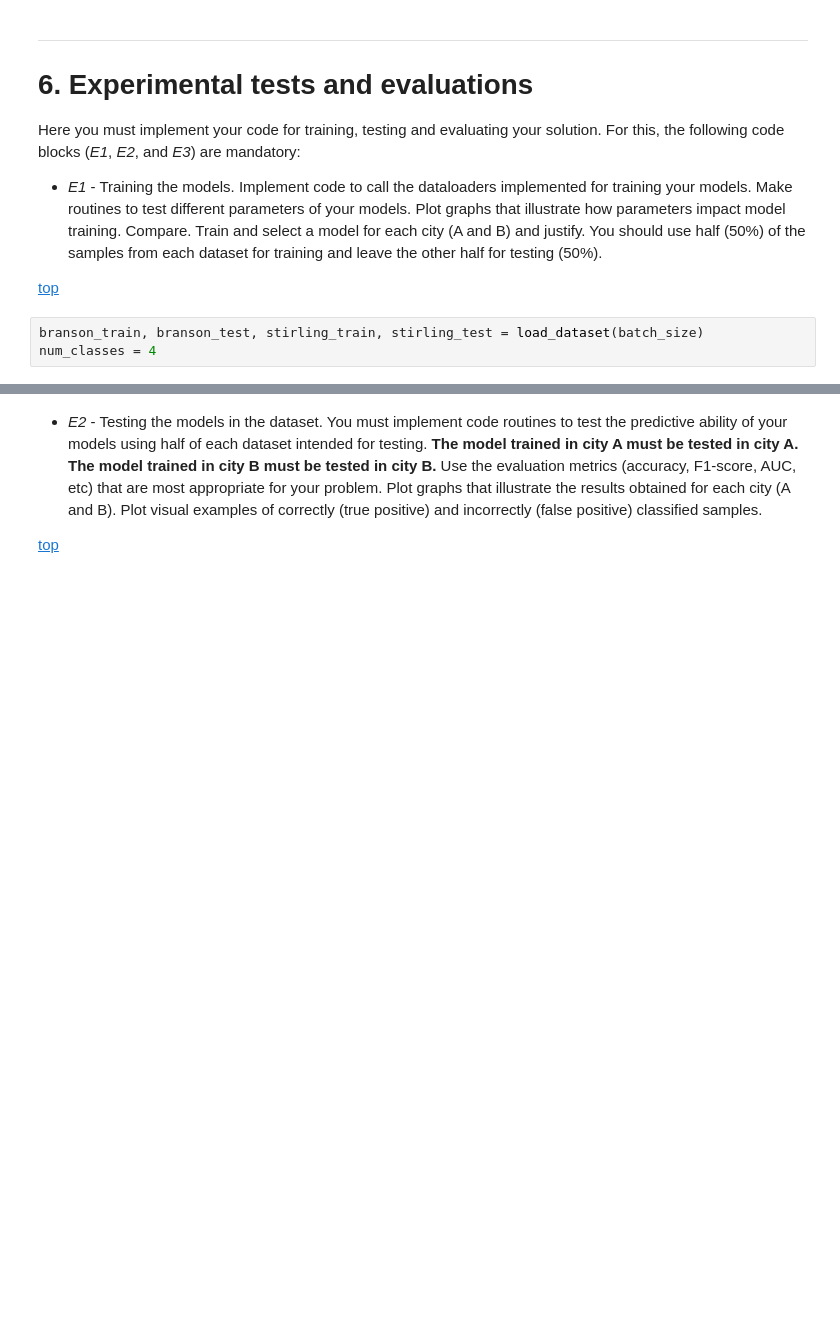
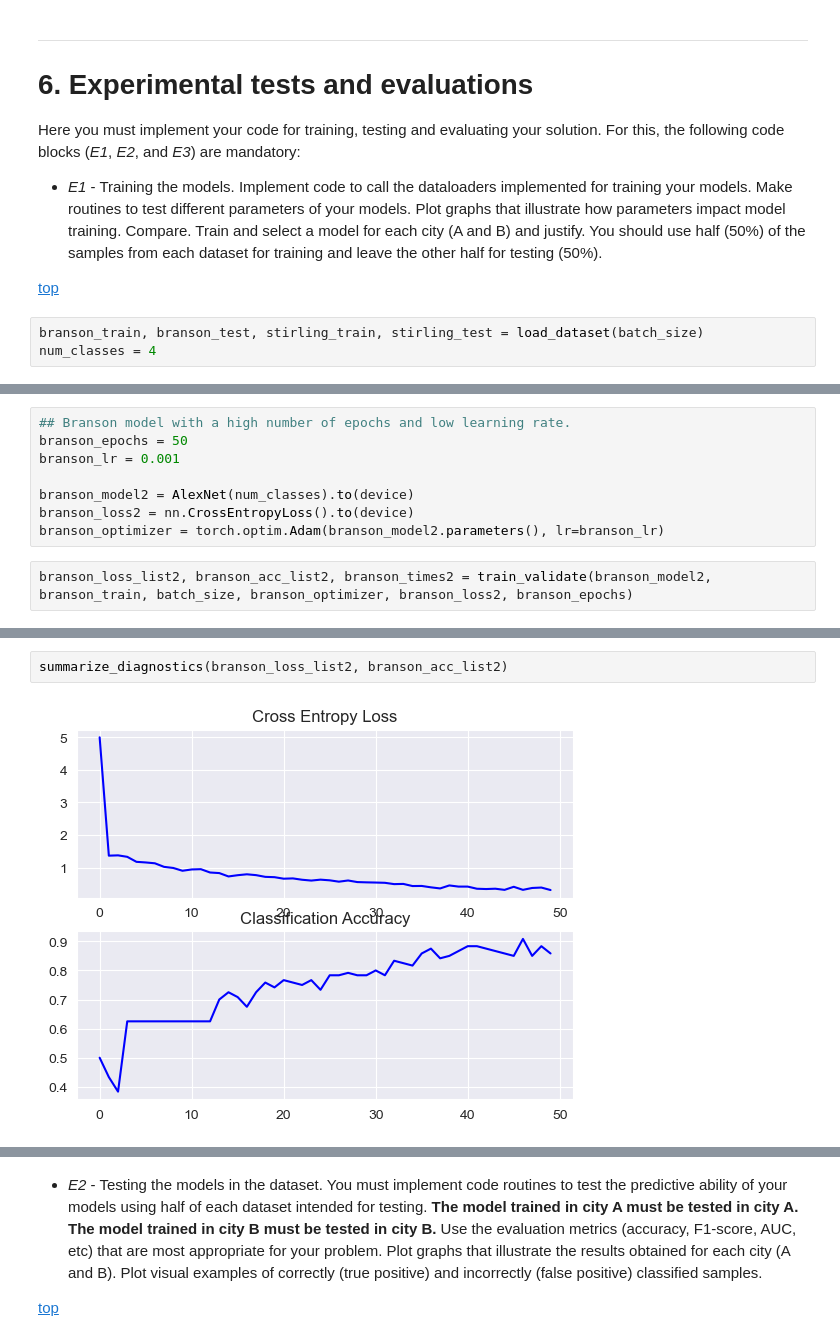
Before and after one commit to Jarlxta/CSCU9M6-ImageClassification, a Jupyter notebook: 2023_Spring_Assignment_M6.ipynb, the cells around one changed output, grey strips where cells are left out. Cells and saved outputs as stored; diff of their text form; blank space fills up the shorter version.

```diff
--- a/2023_Spring_Assignment_M6.ipynb
+++ b/2023_Spring_Assignment_M6.ipynb
@@ -528,0 +493,10 @@ conf_matrix(stirling_model, stirling_train)
+# %%
+## Branson model with a high number of epochs and low learning rate.
+branson_epochs = 50
+branson_lr = 0.001
+
+branson_model2 = AlexNet(num_classes).to(device)
+branson_loss2 = nn.CrossEntropyLoss().to(device)
+branson_optimizer = torch.optim.Adam(branson_model2.parameters(), lr=branson_lr)
+# %%
+branson_loss_list2, branson_acc_list2, branson_times2 = train_validate(branson_model2, branson_train, batch_size, branson_optimizer, branson_loss2, branson_epochs)
@@ -528,0 +521,4 @@ conf_matrix(stirling_model, stirling_train)
+# %%
+summarize_diagnostics(branson_loss_list2, branson_acc_list2)
+# %% [output]
+[figure, added]
```
Also changed, not shown: parts of 80 cells of this notebook.
